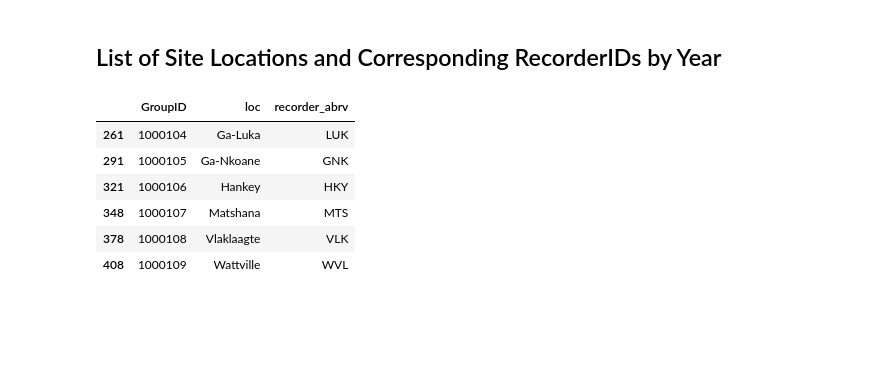
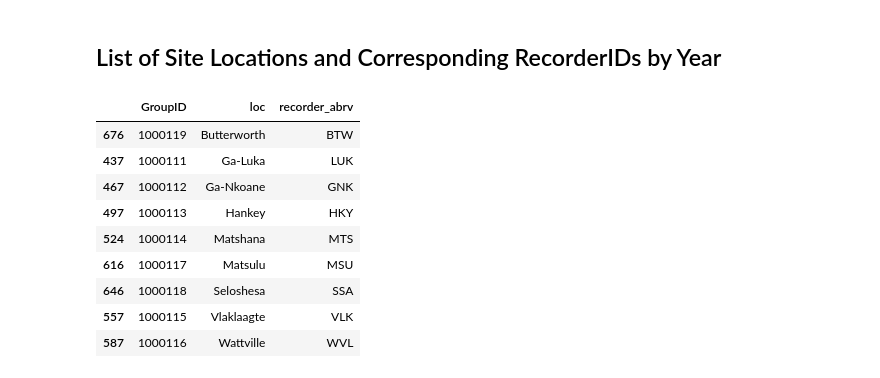
Before and after one commit to SaintlyVi/DLR_DB, a Jupyter notebook: DLR NOTEBOOK Social Surveys Explore.ipynb, the cells around one changed output. Cells and saved outputs as stored; diff of their text form; code cells hidden in the pictures; blank space fills up the shorter version.

```diff
--- a/DLR NOTEBOOK Social Surveys Explore.ipynb
+++ b/DLR NOTEBOOK Social Surveys Explore.ipynb
@@ -85,12 +85,15 @@ answers[0].head()
 # %% [markdown]
 ## List of Site Locations and Corresponding RecorderIDs by Year
 # %%
-s.recorderLocations(year = 2011)
+s.recorderLocations(year = 2012)
 # %% [output]
 |  | GroupID | loc | recorder_abrv |
-| 261 | 1000104 | Ga-Luka | LUK |
-| 291 | 1000105 | Ga-Nkoane | GNK |
-| 321 | 1000106 | Hankey | HKY |
-| 348 | 1000107 | Matshana | MTS |
-| 378 | 1000108 | Vlaklaagte | VLK |
-| 408 | 1000109 | Wattville | WVL |
+| 676 | 1000119 | Butterworth | BTW |
+| 437 | 1000111 | Ga-Luka | LUK |
+| 467 | 1000112 | Ga-Nkoane | GNK |
+| 497 | 1000113 | Hankey | HKY |
+| 524 | 1000114 | Matshana | MTS |
+| 616 | 1000117 | Matsulu | MSU |
+| 646 | 1000118 | Seloshesa | SSA |
+| 557 | 1000115 | Vlaklaagte | VLK |
+| 587 | 1000116 | Wattville | WVL |
```
Also changed, not shown: 8 other files.
